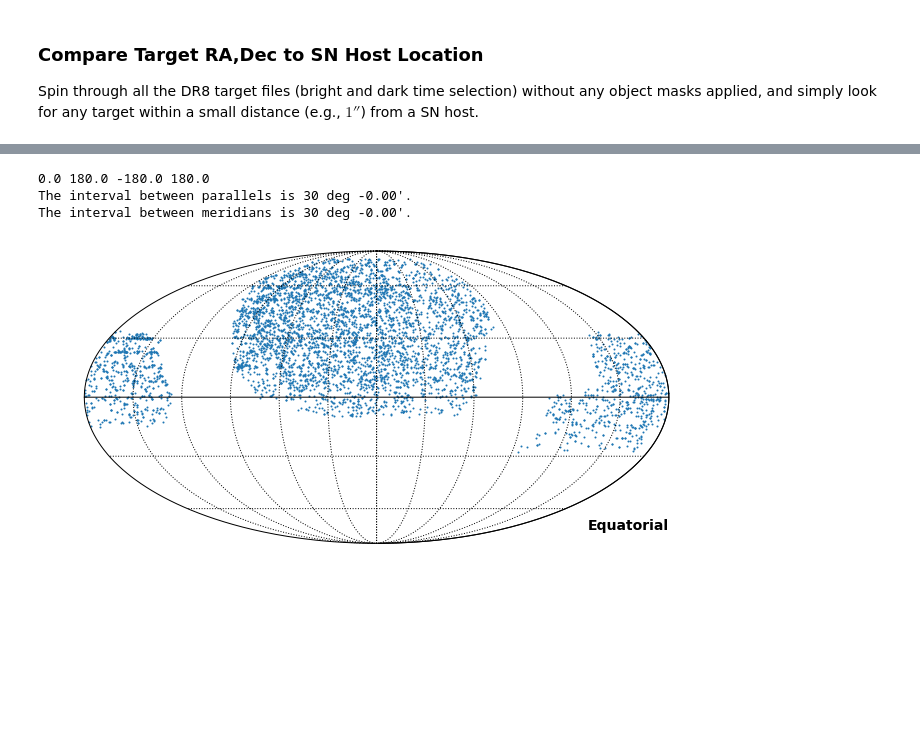
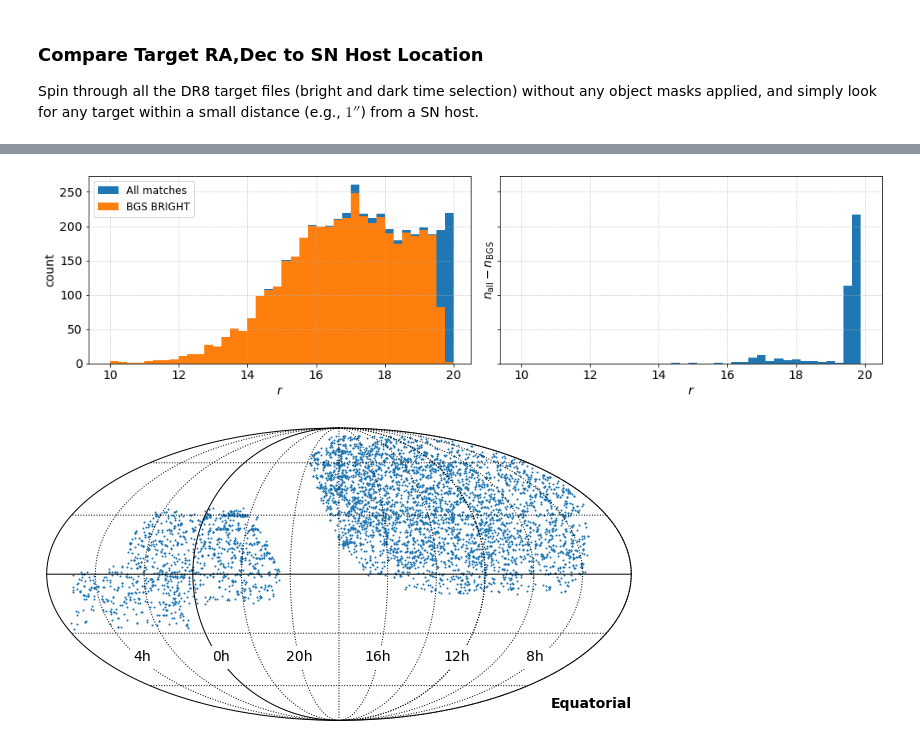
Before and after one commit to desihub/timedomain, a Jupyter notebook: snsurvey/sn_target_dr8.ipynb, the cells around one changed output, grey strips where cells are left out. Saved outputs shown, nothing was run; the diff lists cells and outputs as text; code cells hidden in the pictures; blank space fills up the shorter version.

Commit message:
Add check for BGS_BRIGHT bits in target.

```diff
--- a/snsurvey/sn_target_dr8.ipynb
+++ b/snsurvey/sn_target_dr8.ipynb
@@ -58,7 +61,7 @@ Plot the SN host positions, color-coded by SN program as identified in the maste
 nside = 4
 npix = hp.nside2npix(nside)
 bkg = np.zeros(npix)
-hp.mollview(bkg, cmap='binary', min=0, max=1, cbar=False, flip='astro', rot=180, coord='C', title='')
+hp.mollview(bkg, cmap='binary', min=0, max=1, cbar=False, flip='astro', rot=270, coord='C', title=None, notext=True)
 hp.graticule()
 
 progs = np.unique(sntargets['program'])
@@ -68,8 +71,12 @@ for prog in progs:
     tot += np.sum(select)
     print(prog, np.sum(select), tot)
     hp.projscatter(sntargets['host_ra'][select], sntargets['host_dec'][select],
-                   lonlat=True, marker='o', s=1,
+                   lonlat=True, marker='o', s=5, alpha=0.7,
                    label=prog);
 
-# plt.legend()
+for _ra in [0,60,120,180,240,300,359]:
+    hp.projtext(_ra, -40, '{:d}h'.format(int(np.round(_ra/15))),
+                horizontalalignment='center', backgroundcolor='w', lonlat=True)
+
+plt.legend(ncol=4, fontsize=10, loc=8);
 # %% [output]
@@ -93,8 +97,8 @@ SNe_Ia/RCF/IIps 69 10827
 
 Load the DR8 target lists on NERSC.
 # %%
-dr8_bright = '/global/projecta/projectdirs/desi/target/catalogs/dr8/0.32.0/targets/main/resolve/bright'
-dr8_dark = '/global/projecta/projectdirs/desi/target/catalogs/dr8/0.32.0/targets/main/resolve/dark'
+dr8_bright = '/global/project/projectdirs/desi/target/catalogs/dr8/0.42.0/targets/main/resolve/bright'
+dr8_dark = '/global/project/projectdirs/desi/target/catalogs/dr8/0.42.0/targets/main/resolve/dark'
 
 dr8_files = sorted(glob('{}/*.fits'.format(dr8_bright))) + sorted(glob('{}/*.fits'.format(dr8_dark)))
 # %% [markdown]
@@ -102,7 +106,7 @@ dr8_files = sorted(glob('{}/*.fits'.format(dr8_bright))) + sorted(glob('{}/*.fit
 
 Spin through all the DR8 target files (bright and dark time selection) without any object masks applied, and simply look for any target within a small distance (e.g., $1''$) from a SN host.
 # %%
-readcols = ['TARGETID','RA','DEC','FLUX_G','FLUX_R','FLUX_Z', 'DESI_TARGET', 'BGS_TARGET', 'MWS_TARGET']
+readcols = ['TARGETID','RA','DEC','FLUX_G','FLUX_R','FLUX_Z', 'FIBERFLUX_G', 'FIBERFLUX_R', 'FIBERFLUX_Z', 'DESI_TARGET', 'BGS_TARGET', 'MWS_TARGET']
 
 selected_targets = None
 
@@ -116,7 +120,7 @@ for dr8_file in dr8_files:
     idx, sep2d, dist3d = match_coordinates_sky(targetcoords, sncoords)
 
     # Select all close targets and append them to a table.
-    select = sep2d < 1*u.arcsec
+    select = sep2d < 3*u.arcsec
     if selected_targets is None:
         selected_targets = targets[select]
     else:
@@ -172,10 +203,30 @@ selected_targets
+# %%
+g_bgs, r_bgs, z_bgs = [22.5 - 2.5*np.log10(selected_bgs_targets['FLUX_{}'.format(_)]) for _ in 'GRZ']
+g_all, r_all, z_all = [22.5 - 2.5*np.log10(selected_targets['FLUX_{}'.format(_)]) for _ in 'GRZ']
+
+fig, axes = plt.subplots(1,2, figsize=(14,4), sharex=True, sharey=True, tight_layout=True)
+
+ax = axes[0]
+n_all, bins, patches = ax.hist(r_all, bins=np.linspace(10,20,41), label='All matches')
+n_bgs, bins, patches = ax.hist(r_bgs, bins=bins, label='BGS BRIGHT')
+ax.set(xlabel='$r$', ylabel='count')
+ax.legend(fontsize=12, loc='upper left')
+ax.grid(ls=':')
+
+ax = axes[1]
+ax.bar(bins[:-1], n_all-n_bgs, width=np.diff(bins))
+len(n_all - n_bgs), bins[:-1], len(np.diff(bins))
+ax.set(xlabel='$r$', ylabel='$n_\mathrm{all}-n_\mathrm{BGS}$')
+ax.grid(ls=':');
+# %% [output]
+[figure, added]
 # %%
-hp.mollview(bkg, cmap='binary', min=0, max=1, cbar=False, flip='astro', rot=180, coord='C', title='')
-hp.graticule()
+hp.mollview(bkg, cmap='binary', min=0, max=1, cbar=False, flip='astro', rot=270, coord='C', title='')
+hp.graticule(dpar=30, dmer=30)
 hp.projscatter(selected_targets['RA'], selected_targets['DEC'],
                lonlat=True, marker='o', s=1);
+
+for _ra in np.arange(0,360,60):
+    hp.projtext(_ra, -45, '{:d}h'.format(_ra//15), horizontalalignment='center', backgroundcolor='w', lonlat=True)
 # %% [output]
-0.0 180.0 -180.0 180.0
-The interval between parallels is 30 deg -0.00'.
-The interval between meridians is 30 deg -0.00'.
-[figure, old version]
+[figure, new version]
```
Also changed, not shown: parts of 14 cells of this notebook.
